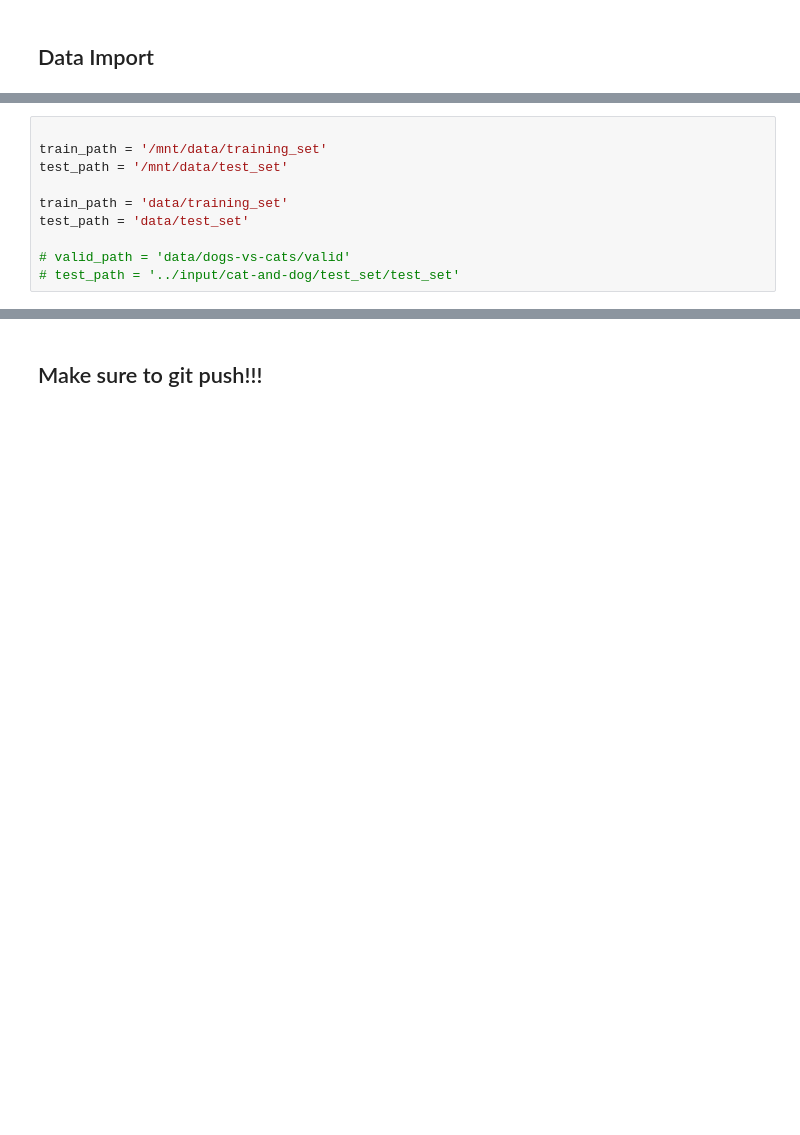
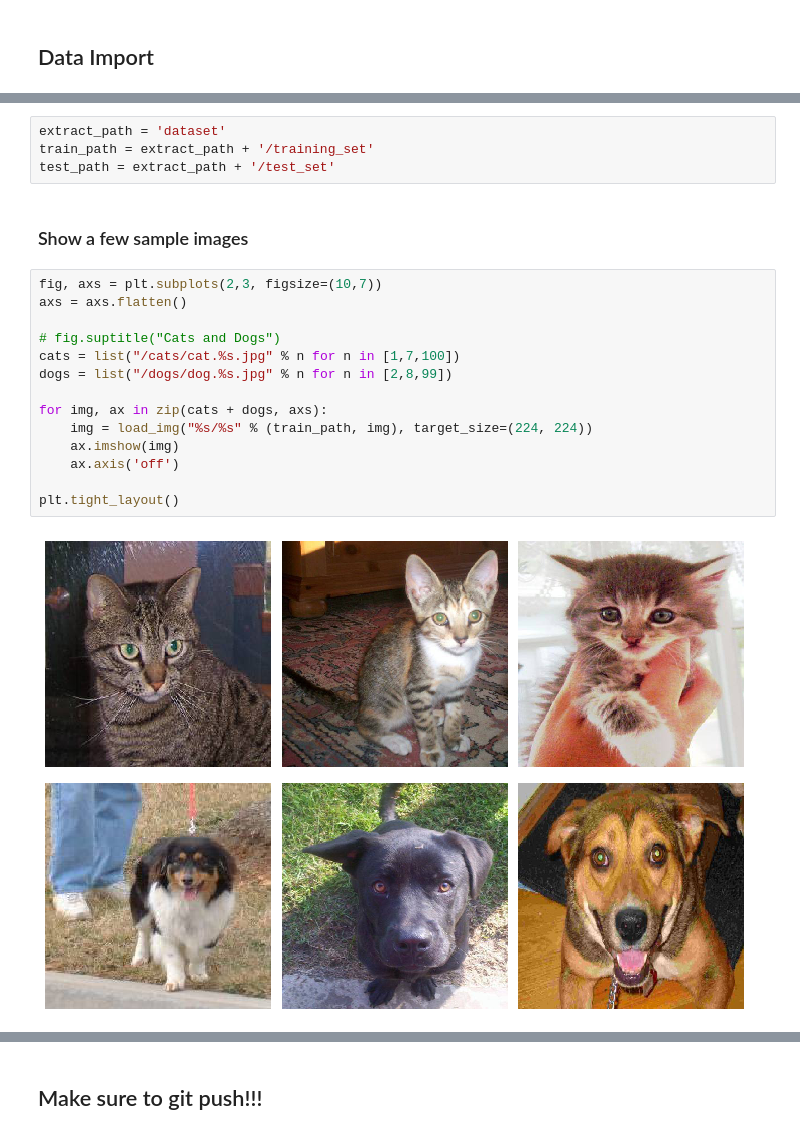
Before and after one commit to spectrocloud/ml-experiments, a Jupyter notebook: training/cats-n-dogs.ipynb, the cells around one changed output, grey strips where cells are left out. Saved outputs shown, nothing was run; the diff lists cells and outputs as text; blank space fills up the shorter version.

```diff
--- a/training/cats-n-dogs.ipynb
+++ b/training/cats-n-dogs.ipynb
@@ -54,13 +71,25 @@ print("Done!")
 Begin downloading dataset, this may take some time...
 Dataset downloaded, beginning extraction...
 Done!
-# %%
-
-train_path = '/mnt/data/training_set'
-test_path = '/mnt/data/test_set'
-
-train_path = 'data/training_set'
-test_path = 'data/test_set'
-
-# valid_path = 'data/dogs-vs-cats/valid'
-# test_path = '../input/cat-and-dog/test_set/test_set'
+# %%
+extract_path = 'dataset'
+train_path = extract_path + '/training_set'
+test_path = extract_path + '/test_set'
+# %% [markdown]
+### Show a few sample images
+# %%
+fig, axs = plt.subplots(2,3, figsize=(10,7))
+axs = axs.flatten()
+
+# fig.suptitle("Cats and Dogs")
+cats = list("/cats/cat.%s.jpg" % n for n in [1,7,100])
+dogs = list("/dogs/dog.%s.jpg" % n for n in [2,8,99])
+
+for img, ax in zip(cats + dogs, axs):
+    img = load_img("%s/%s" % (train_path, img), target_size=(224, 224))
+    ax.imshow(img)
+    ax.axis('off')
+
+plt.tight_layout()
+# %% [output]
+[figure, added]
```
Also changed, not shown: parts of 8 cells of this notebook.
